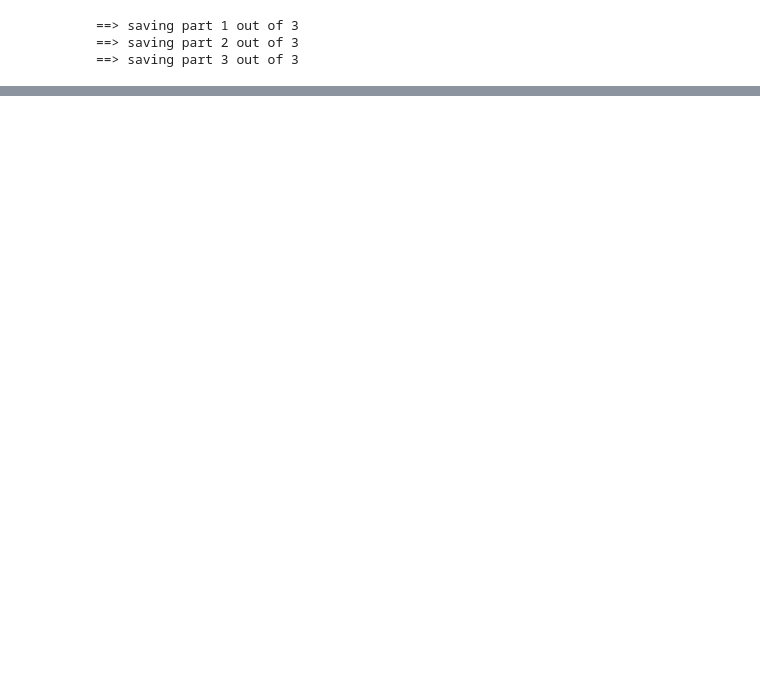
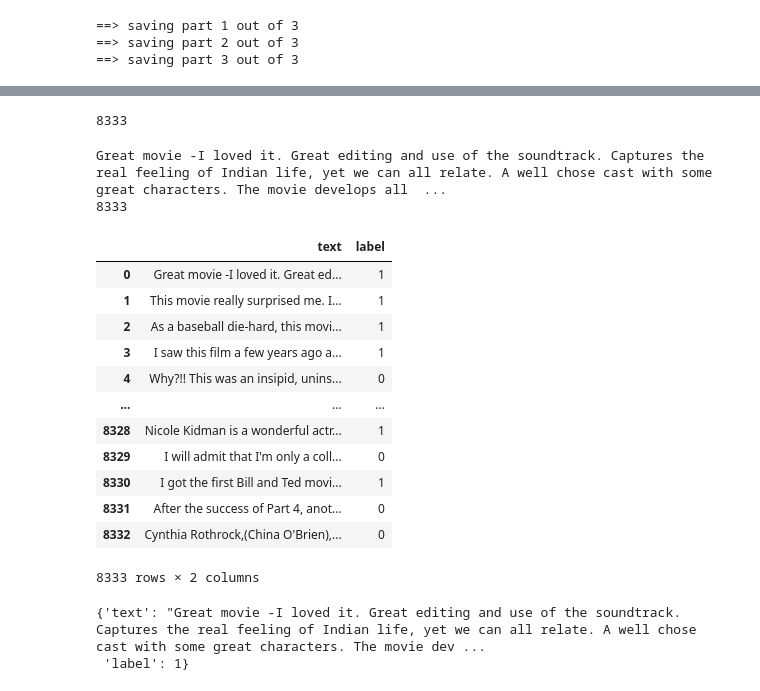
Before and after one commit to psenin-sanofi/pytorch-cifar, a Jupyter notebook: notebooks/IMDB.ipynb, the cells around one changed output, grey strips where cells are left out. Saved outputs shown, nothing was run; the diff lists cells and outputs as text; code cells hidden in the pictures; blank space fills up the shorter version.

Commit message:
fixing some code and improving the splitter

```diff
--- a/notebooks/IMDB.ipynb
+++ b/notebooks/IMDB.ipynb
@@ -45,10 +69,5 @@ traindata_split = torch.utils.data.random_split(trainset, split_n)
 # %%
-from pathlib import Path
-
-path = Path('./split_indices/').expanduser()
-path.mkdir(parents=True, exist_ok=True)
-
-prefix = "split_part"
+traindata_split = torch.utils.data.random_split(train_set, split_n)
 
 for i in range(len(traindata_split)):
     print("==> saving part " + str(i+1) + " out of", len(traindata_split))
@@ -73,0 +81,7 @@ else:
+# %%
+import torch.utils.data
+import numpy as np
+from pathlib import Path
+
+part_0 = torch.load(path/(prefix+str(0)+'.pt'))
+type(part_0)
@@ -73,0 +134,46 @@ else:
+# %%
+from torch.utils.data import DataLoader
+
+train_dl = DataLoader(part_0, shuffle=False)
+# %%
+len(part_0.indices)
+# %% [output]
+8333
+# %%
+dat = []
+textgenerator = iter(train_dl)
+
+i=0
+for i in range(len(part_0.indices)):
+    try:
+        etr = next(textgenerator)
+        dat.append([etr['text'][0], np.array(etr['label'])[0]])
+        if(i==0):
+             print(etr['text'][0], np.array(etr['label'])[0])
+        i+=1
+    except StopIteration:
+        print(i)
+
+print(i)
+# %% [output]
+Great movie -I loved it. Great editing and use of the soundtrack. Captures the real feeling of Indian life, yet we can all relate. A well chose cast with some great characters. The movie develops all  ...
+8333
+# %%
+import pandas as pd
+
+df = pd.DataFrame(dat, columns =['text', 'label'])
+df
+# %% [output]
+|  | text | label |
+| 0 | Great movie -I loved it. Great ed... | 1 |
+| 1 | This movie really surprised me. I... | 1 |
+| 2 | As a baseball die-hard, this movi... | 1 |
+| 3 | I saw this film a few years ago a... | 1 |
+| 4 | Why?!! This was an insipid, unins... | 0 |
+| ... | ... | ... |
+| 8328 | Nicole Kidman is a wonderful actr... | 1 |
+| 8329 | I will admit that I'm only a coll... | 0 |
+| 8330 | I got the first Bill and Ted movi... | 1 |
+| 8331 | After the success of Part 4, anot... | 0 |
+| 8332 | Cynthia Rothrock,(China O'Brien),... | 0 |
+8333 rows × 2 columns
@@ -73,0 +184,5 @@ else:
+# %%
+dd[0]
+# %% [output]
+{'text': "Great movie -I loved it. Great editing and use of the soundtrack. Captures the real feeling of Indian life, yet we can all relate. A well chose cast with some great characters. The movie dev ...
+ 'label': 1}
```
Also changed, not shown: parts of 20 cells of this notebook, 3 other files.
